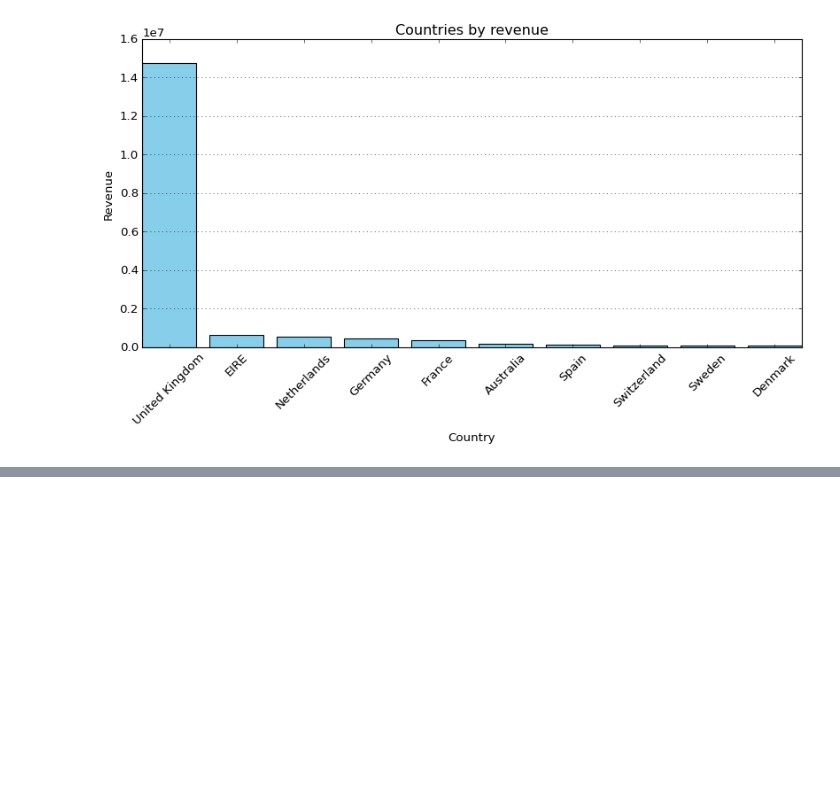
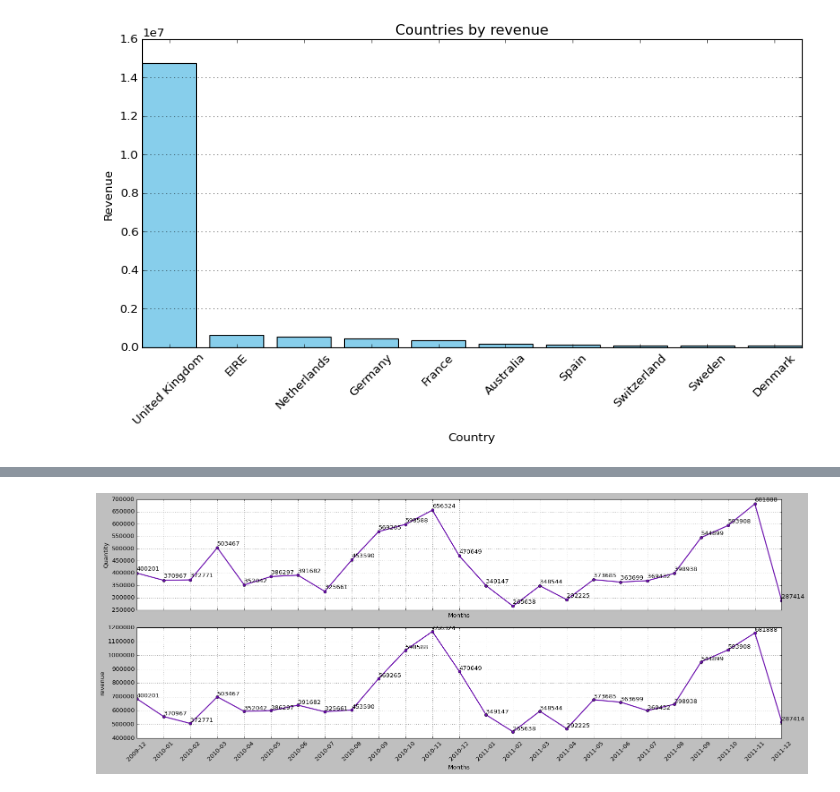
Before and after one commit to ABDREHMAN1999/Datascience-and-Gen-AI-learning, a Jupyter notebook: Practicals/level_2/DataVisualization.ipynb, the cells around one changed output, grey strips where cells are left out. Cells and saved outputs as stored; diff of their text form; code cells hidden in the pictures; blank space fills up the shorter version.

```diff
--- a/Practicals/level_2/DataVisualization.ipynb
+++ b/Practicals/level_2/DataVisualization.ipynb
@@ -219,0 +306,22 @@ plt.style.available
+# %%
+fig , ax = plt.subplots(2,1,figsize=(20,8), sharex=True)
+
+ax[0].plot(monthly_quantity.index, monthly_quantity.values, color ='#6A0DAD', linewidth = 2, marker = "o" )
+ax[0].set_xlabel("Months")
+ax[0].set_ylabel("Quantity")
+ax[0].grid(True)
+for i in range(len(monthly_quantity.index)):
+    ax[0].text(monthly_quantity.index[i], monthly_quantity.values[i]+10000, f"{monthly_quantity.values[i]}")
+
+
+ax[1].plot(monthly_revenue.index, monthly_revenue.values, color ='#6A0DAD', linewidth = 2, marker = "o" )
+ax[1].set_xlabel("Months")
+ax[1].set_ylabel("revenue")
+ax[1].grid(True)
+for i in range(len(monthly_quantity.index)):
+    ax[1].text(monthly_revenue.index[i], monthly_revenue.values[i]+10000, f"{monthly_quantity.values[i]}")
+
+plt.xticks(rotation= 45)
+plt.tight_layout()
+# %% [output]
+[figure, added]
```
Also changed, not shown: parts of 26 cells of this notebook.
